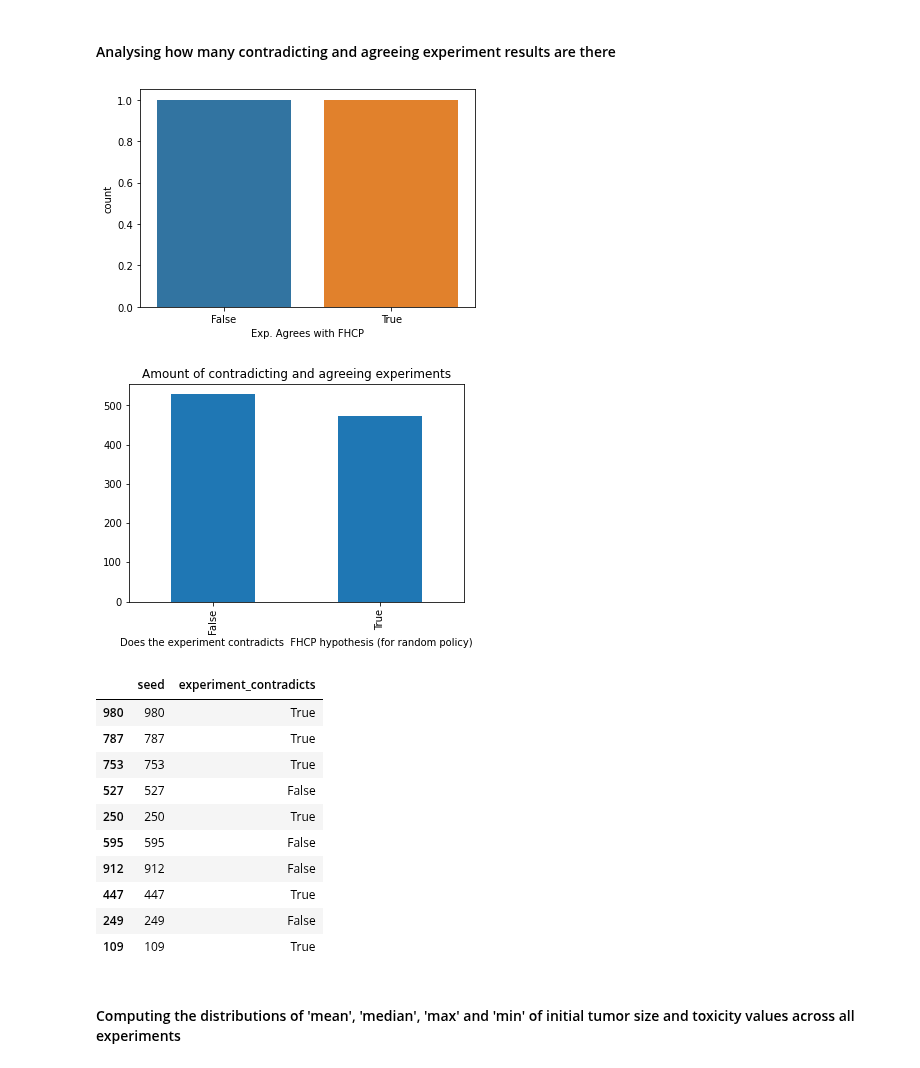
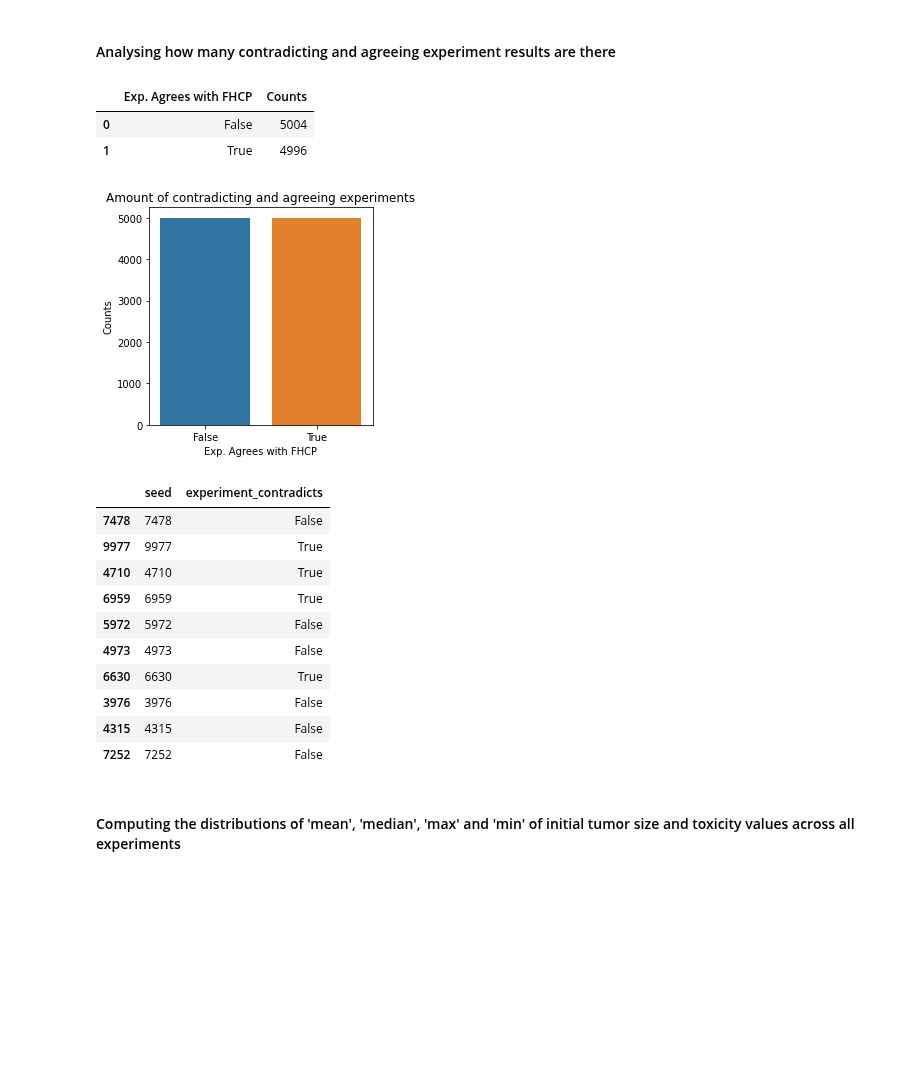
Before and after one commit to PandulaP/RL_Research, a Jupyter notebook: Pb_policy_iteration/cancer_treatment_env/initial_patient_set_analysis/init_patients_analysis.ipynb, the cells around one changed output. Cells and saved outputs as stored; diff of their text form; code cells hidden in the pictures; blank space fills up the shorter version.

```diff
--- a/Pb_policy_iteration/cancer_treatment_env/initial_patient_set_analysis/init_patients_analysis.ipynb
+++ b/Pb_policy_iteration/cancer_treatment_env/initial_patient_set_analysis/init_patients_analysis.ipynb
@@ -178,7 +178,7 @@ def run_experiment(seed, show_plot = False):
 
 
         ax2.lines[0].set_linestyle("--")
-        ax2.set(ylim=(0, 7))
+        ax2.set(ylim=(0, max(plot_df_summary['Max. Toxicity'])+1))
         plt.grid()
         plt.show()
 
@@ -195,8 +195,7 @@ seeds = []
 for seed in tqdm.tqdm_notebook(range(10000)):
 
     df, contradict_seed_flag = run_experiment(seed=seed)
-
-    seeds.append(seed), dfs.append(df), contradict_seed_flags.append(seed_flag)
+    seeds.append(seed), dfs.append(df), contradict_seed_flags.append(contradict_seed_flag)
 # %% [output]
 Please use `tqdm.notebook.tqdm` instead of `tqdm.tqdm_notebook`
   import sys
@@ -224,19 +223,22 @@ plt_df = pd.DataFrame(pd.DataFrame(contradict_seed_flags).groupby(0).size())
 plt_df.columns = ['Counts']
 plt_df.reset_index(inplace=True)
 plt_df.columns = ['Exp. Agrees with FHCP','Counts']
+# %%
+plt_df
+# %% [output]
+|  | Exp. Agrees with FHCP | Counts |
+| 0 | False | 5004 |
+| 1 | True | 4996 |
 # %%
-sns.countplot(x ='Exp. Agrees with FHCP'
-              , data = plt_df)
+plt.figure(figsize= (4,4))
+sns.barplot(y = 'Counts'
+            , x ='Exp. Agrees with FHCP'
+            , data = plt_df)
+
+plt.title('Amount of contradicting and agreeing experiments')
 plt.show()
 # %% [output]
-[figure, old version]
+[figure, new version]
-# %%
-pd.DataFrame(contradict_seed_flags).groupby(0).size().plot(kind='bar')
-plt.title('Amount of contradicting and agreeing experiments')
-plt.xlabel('Does the experiment contradicts  FHCP hypothesis (for random policy)')
-plt.show()
-# %% [output]
-[figure, removed]
 # %%
 seeds_flag_df = pd.DataFrame({'seed': seeds
                              , 'experiment_contradicts':contradict_seed_flags})
@@ -244,16 +246,16 @@ seeds_flag_df = pd.DataFrame({'seed': seeds
 seeds_flag_df.sample(10)
 # %% [output]
 |  | seed | experiment_contradicts |
-| 980 | 980 | True |
-| 787 | 787 | True |
-| 753 | 753 | True |
-| 527 | 527 | False |
-| 250 | 250 | True |
-| 595 | 595 | False |
-| 912 | 912 | False |
-| 447 | 447 | True |
-| 249 | 249 | False |
-| 109 | 109 | True |
+| 7478 | 7478 | False |
+| 9977 | 9977 | True |
+| 4710 | 4710 | True |
+| 6959 | 6959 | True |
+| 5972 | 5972 | False |
+| 4973 | 4973 | False |
+| 6630 | 6630 | True |
+| 3976 | 3976 | False |
+| 4315 | 4315 | False |
+| 7252 | 7252 | False |
 # %% [markdown]
 #### Computing the distributions of 'mean', 'median', 'max' and 'min' of initial tumor size and toxicity values across all experiments
 # %%
```
Also changed, not shown: parts of 8 cells of this notebook, 3 other files.
